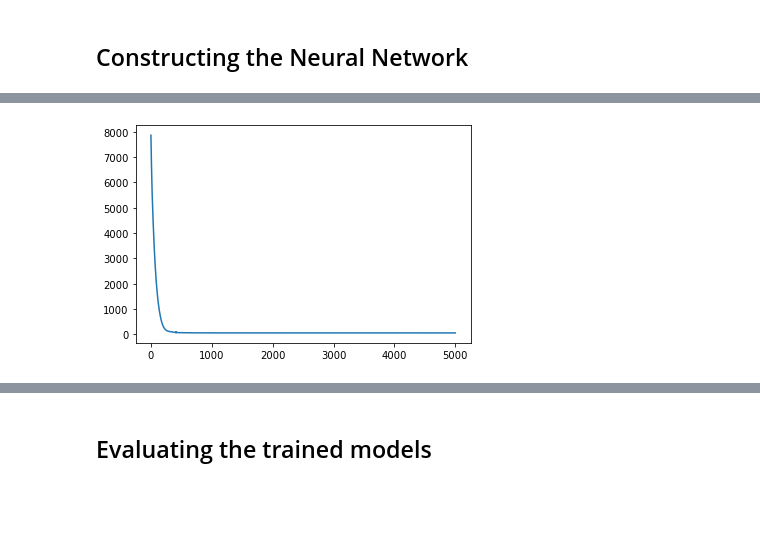
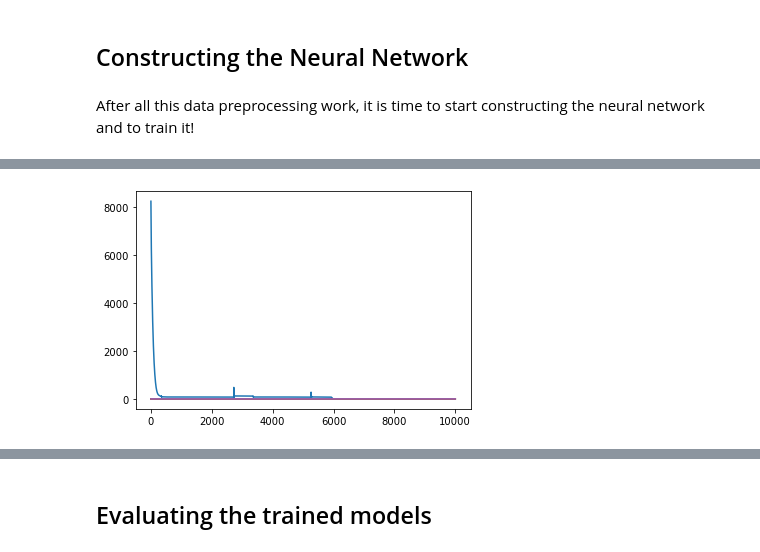
Before and after one commit to LHCfitNikhef/ML4PA, a Jupyter notebook: tutorials/tutorial-TEM/EELS_tutorial.ipynb, the cells around one changed output, grey strips where cells are left out. Drawn from its saved outputs; the diff is of its cells as text; code cells hidden in the pictures; blank space fills up the shorter version.

```diff
--- a/tutorials/tutorial-TEM/EELS_tutorial.ipynb
+++ b/tutorials/tutorial-TEM/EELS_tutorial.ipynb
@@ -167,0 +182,10 @@ plt.plot(pseudo_x[-select2:], data_y[-select2:])
+# %%
+train_x, val_x, train_y, val_y, train_sigma, val_sigma = train_test_split(data_x, data_y, data_sigma, test_size=0.5)
+
+# plot the training set
+plt.scatter(train_x[np.argsort(train_x)], train_y[np.argsort(train_x)], s=2, label = 'Training')
+
+# plot the validation set
+plt.scatter(val_x[np.argsort(val_x)], val_y[np.argsort(val_x)], s=2, label = 'Validation')
+
+plt.legend()
@@ -168,5 +195,7 @@ plt.plot(pseudo_x[-select2:], data_y[-select2:])
 # %% [markdown]
 ## Constructing the Neural Network
+# %% [markdown]
+After all this data preprocessing work, it is time to start constructing the neural network and to train it!
 # %%
 import torch
 import torch.nn as nn
@@ -198,15 +227,9 @@ def loss_fn(output, target, error):
     loss = torch.mean(torch.square((output - target)/error))
     return loss
 
-# def weight_reset(m):
-#     if isinstance(m, nn.Linear):
-#         m.reset_parameters()
-
-
-def weights_init(model):
-    for layer in model.children():
-        if hasattr(layer, 'reset_parameters'):
-            layer.reset_parameters()
+def weight_reset(m):
+    if isinstance(m, nn.Linear):
+        m.reset_parameters()
 
 def training_loop(n_rep, n_epochs, optimizer, model, loss_fn):
 
@@ -215,15 +238,20 @@ def training_loop(n_rep, n_epochs, optimizer, model, loss_fn):
 
     for rep in range(n_rep):
 
-        #model.apply(weights_init)
+        #model.apply(weight_reset)
 
+        path = './models/rep_{}'.format(rep)
+        if not os.path.exists(path):
+            os.makedirs(path)
+
+        # load the log intensity of spectrum rep
         data_y = np.log(data_zoomed_concat[rep][:select1])
         data_y = np.append(data_y, np.zeros(select2))
 
-        #data_y = np.log(data_zoomed_concat[rep][:select1])
+        # create training and validation sets
+        train_x, test_x, train_y, test_y, train_sigma, test_sigma = train_test_split(data_x, data_y, data_sigma, test_size=0.5)
 
-        train_x, test_x, train_y, test_y, train_sigma, test_sigma = train_test_split(pseudo_x, data_y, data_sigma, test_size=0.5)
-
+        # convert numpy array to tensors and reshape
         train_x = torch.tensor(train_x).unsqueeze(-1)
         test_x = torch.tensor(test_x).unsqueeze(-1)
 
@@ -233,11 +261,13 @@ def training_loop(n_rep, n_epochs, optimizer, model, loss_fn):
         train_sigma = torch.tensor(train_sigma).unsqueeze(-1)
         test_sigma = torch.tensor(test_sigma).unsqueeze(-1)
 
+        # define lists that keep track of the loss per epoch
         validation_loss = []
         training_loss = []
+
         loss_val_old = 0
         overfit_counter = 0
-        patience = 10000
+        patience = 100
         for epoch in range(1, n_epochs + 1):
 
             loss_train = 0.0
@@ -257,7 +287,6 @@ def training_loop(n_rep, n_epochs, optimizer, model, loss_fn):
             training_loss.append(loss_train)
 
             #validation loss
-
             with torch.no_grad():
                 model_output = model(test_x.float())
                 val_loss = loss_fn(model_output, test_y, test_sigma)
@@ -265,40 +294,34 @@ def training_loop(n_rep, n_epochs, optimizer, model, loss_fn):
                 validation_loss.append(loss_val)
                 assert val_loss.requires_grad == False
 
-#             model.eval()
-#             with torch.no_grad():
-#                 loss_val = 0.0
-#                 model_output = model(test_x.float())
-#                 loss = loss_fn(model_output, test_y, test_sigma)
-
-#                 #assert loss_val.requires_grad is False
-#                 loss_val += loss.item()
-#                 validation_loss.append(loss_val)
-
-#             if loss_val > loss_val_old and epoch > 1:
-#                 overfit_counter += 1
+            if loss_val > loss_val_old and epoch > 1:
+                overfit_counter += 1
+            else:
+                overfit_counter = 0
 
 #             if overfit_counter == patience:
-#                 torch.save(model.state_dict(), './models/trained_nn_rep_{}.pt'.format(rep))
-#                 print(loss_train, epoch)
+#                 torch.save(model.state_dict(), './models/rep_{}/trained_nn.pt'.format(rep))
+#                 print("\n Overfitting detected! Training loss {}".format(loss_train))
+#                 #best_epoch = epoch - patience
 #                 break
 
-#             loss_val_old = loss_val
+            loss_val_old = loss_val
+
 
             if epoch == 1 or epoch % 500 == 0:
-                print('{} Replica {}, Epoch {}, Training loss {}, Validation loss {}'.format(datetime.datetime.now(), rep, epoch, loss_train, loss_val))
+                print('Replica {}, Epoch {}, Training loss {}, Validation loss {}'.format(rep, epoch, loss_train, loss_val))
 
-        #print(validation_loss)
-        torch.save(model.state_dict(), './models/trained_nn_rep_{}.pt'.format(rep))
+        torch.save(model.state_dict(), './models/rep_{}/trained_nn.pt'.format(rep))
+
         plt.plot(training_loss)
 
 n_rep = im.data_zoomed.shape[0] * im.data_zoomed.shape[1]
-n_epochs = 5000
+n_epochs = 10000
 model = MLP(num_inputs=1, num_outputs=1)
 optimizer = optim.Adam(model.parameters(), lr=1e-2)
 
 training_loop(
-    n_rep = 1,
+    n_rep = 5,
     n_epochs = n_epochs,
     optimizer = optimizer,
     model = model,
@@ -319 +348 @@ training_loop(
-[figure, old version]
+[figure, new version]
```
Also changed, not shown: parts of 18 cells of this notebook, 24 other files.
